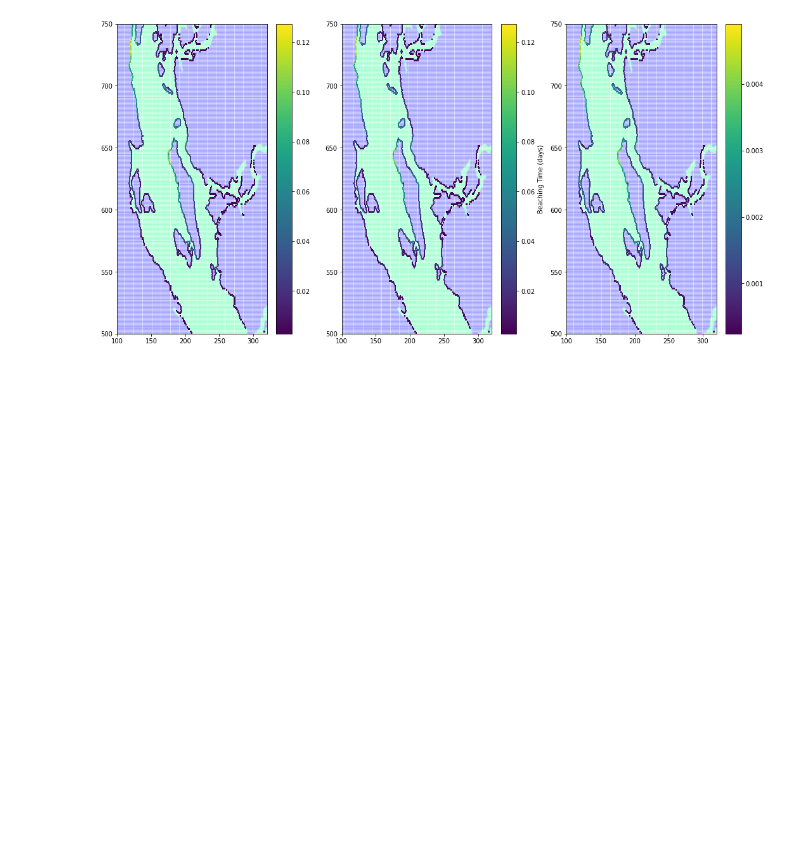
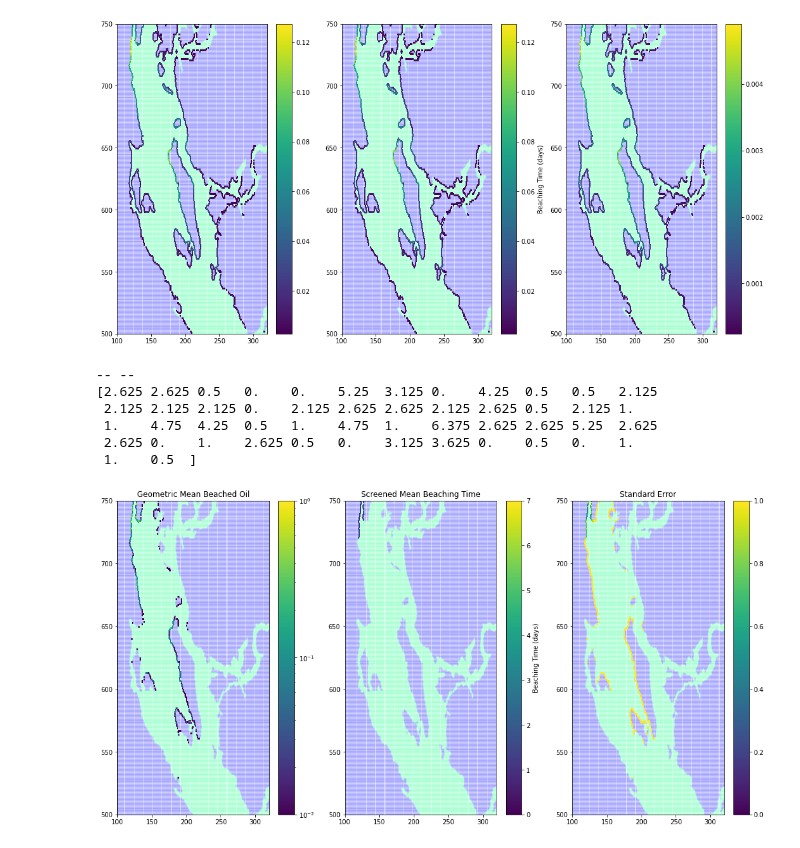
Before and after one commit to MIDOSS/Visualization, a Jupyter notebook: notebooks/Incremental_Means.ipynb, the cells around one changed output. Cells and saved outputs as stored; diff of their text form; code cells hidden in the pictures; blank space fills up the shorter version.

```diff
--- a/notebooks/Incremental_Means.ipynb
+++ b/notebooks/Incremental_Means.ipynb
@@ -247,3 +320,44 @@ print (beaching_presence[0, 520, 273], ma_beachPres_ste[520, 273])
 # %% [output]
 0.008310249307479228 0.0006596824325021688
 [figure]
+# %%
+ma_beached_ste = np.ma.masked_array(beached_ste, beached_ste == 0)
+# %%
+fig, axs = plt.subplots(1, 3, figsize=(18, 9))
+
+for ax in axs:
+    ax.pcolormesh(tmask[1:, 1:], cmap='winter_r', alpha=0.1)
+    ax.set_ylim(500, 750)
+    ax.set_xlim(100, 320)
+
+C = axs[0].pcolormesh(
+     np.exp(ma_beach_oil), norm=colors.LogNorm(vmin=0.01, vmax=1),
+    zorder=2,
+)
+cb = fig.colorbar(C, ax=axs[0]);
+axs[0].set_title('Geometric Mean Beached Oil')
+
+C = axs[1].pcolormesh(
+     beached,
+    zorder=2, vmin=0, vmax=7
+)
+cb = fig.colorbar(C, ax=axs[1]);
+cb.set_label('Beaching Time (days)')
+axs[1].set_title('Screened Mean Beaching Time')
+
+C = axs[2].pcolormesh(
+     ma_beached_ste,
+    zorder=2, vmin=0, vmax=1
+)
+cb = fig.colorbar(C, ax=axs[2]);
+axs[2].set_title('Standard Error')
+
+print (beached[520, 273], ma_beached_ste[520, 273])
+# %% [output]
+-- --
+[2.625 2.625 0.5   0.    0.    5.25  3.125 0.    4.25  0.5   0.5   2.125
+ 2.125 2.125 2.125 0.    2.125 2.625 2.625 2.125 2.625 0.5   2.125 1.
+ 1.    4.75  4.25  0.5   1.    4.75  1.    6.375 2.625 2.625 5.25  2.625
+ 2.625 0.    1.    2.625 0.5   0.    3.125 3.625 0.    0.5   0.    1.
+ 1.    0.5  ]
+[figure, added]
```
Also changed, not shown: parts of 22 cells of this notebook.
